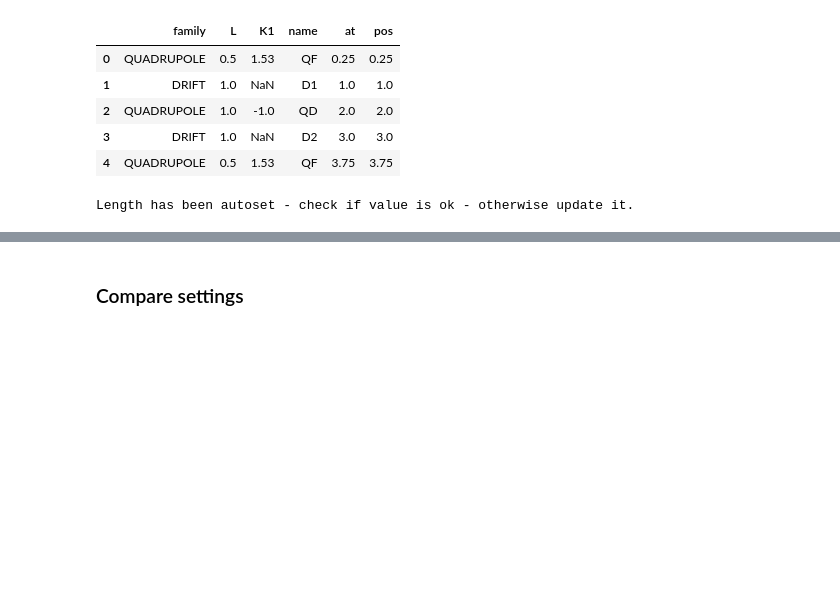
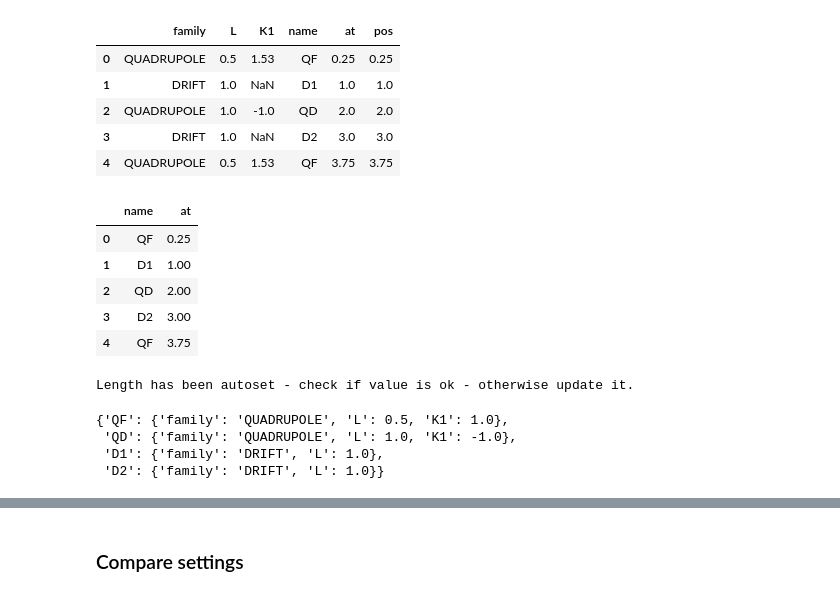
Before and after one commit to tomerten/latticeadaptor, a Jupyter notebook: docs/notebook/Tutorial.ipynb, the cells around one changed output, grey strips where cells are left out. Cells and saved outputs as stored; diff of their text form; code cells hidden in the pictures; blank space fills up the shorter version.

```diff
--- a/docs/notebook/Tutorial.ipynb
+++ b/docs/notebook/Tutorial.ipynb
@@ -429,10 +429,26 @@ la1.table
 | 2 | QUADRUPOLE | 1.0 | -1.0 | QD | 2.0 | 2.0 |
 | 3 | DRIFT | 1.0 | NaN | D2 | 3.0 | 3.0 |
 | 4 | QUADRUPOLE | 0.5 | 1.53 | QF | 3.75 | 3.75 |
+# %%
+la1.builder.positions
+# %% [output]
+|  | name | at |
+| 0 | QF | 0.25 |
+| 1 | D1 | 1.00 |
+| 2 | QD | 2.00 |
+| 3 | D2 | 3.00 |
+| 4 | QF | 3.75 |
 # %%
 la1.update_table()
 # %% [output]
 Length has been autoset - check if value is ok - otherwise update it.
+# %%
+la1.builder.definitions
+# %% [output]
+{'QF': {'family': 'QUADRUPOLE', 'L': 0.5, 'K1': 1.0},
+ 'QD': {'family': 'QUADRUPOLE', 'L': 1.0, 'K1': -1.0},
+ 'D1': {'family': 'DRIFT', 'L': 1.0},
+ 'D2': {'family': 'DRIFT', 'L': 1.0}}
 # %%
 la1.name, la1.len, la1.builder.lattice
 # %% [output]
```
Also changed, not shown: parts of 9 cells of this notebook, 2 other files.
